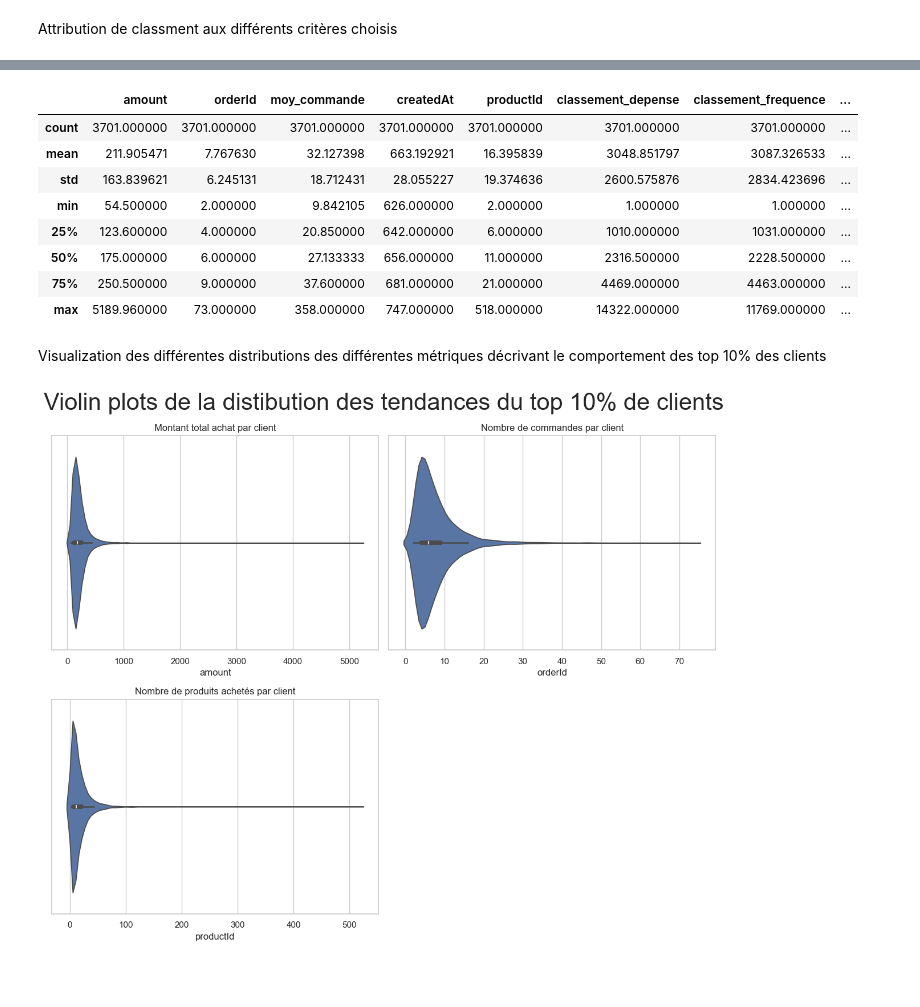
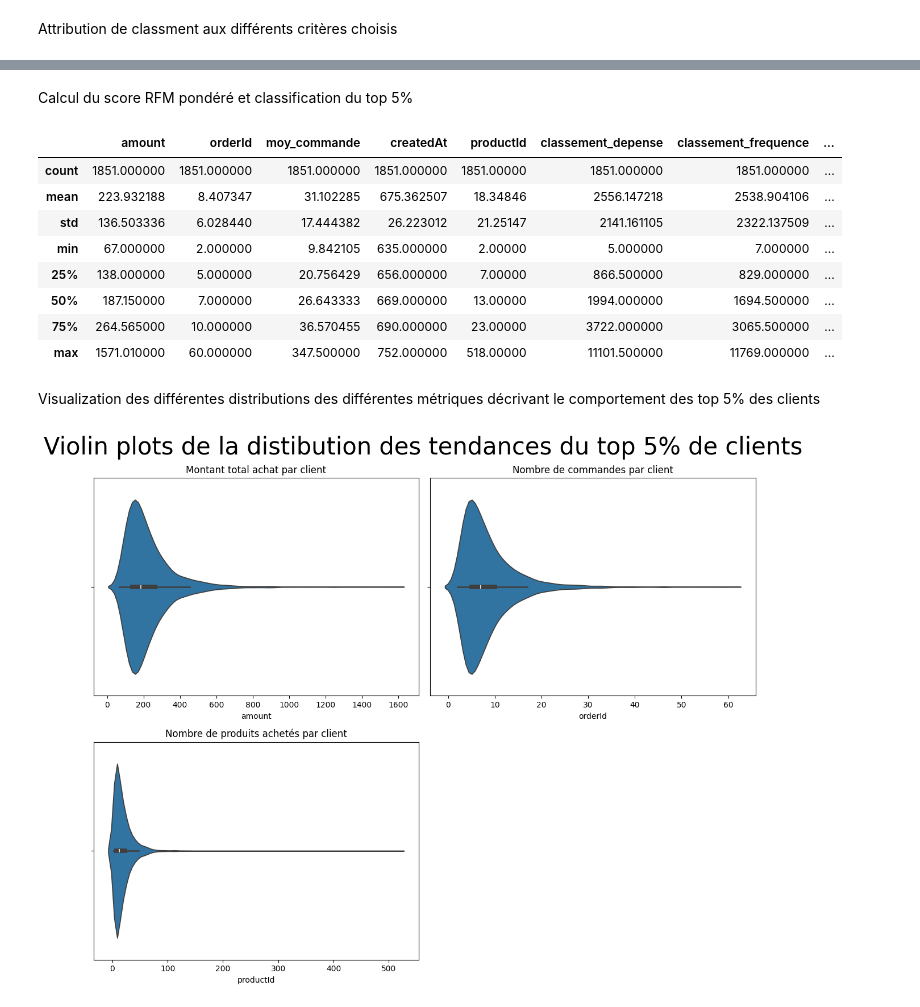
Before and after one commit to hammariheb/top_buyers_analysis, a Jupyter notebook: main.ipynb, the cells around one changed output, grey strips where cells are left out. Cells and saved outputs as stored; diff of their text form; code cells hidden in the pictures; blank space fills up the shorter version.

```diff
--- a/main.ipynb
+++ b/main.ipynb
@@ -459,3 +458,5 @@ metrics.describe()
+# %% [markdown]
+Calcul du score RFM pondéré et classification du top 5%
 # %%
 # Calculate the weighted RFM score
 metrics['rfm_score'] = (
@@ -466,14 +467,15 @@ metrics['rfm_score'] = (
 )
 metrics['moy_commande']=metrics['amount']/metrics['orderId']
 
+#Réorganisation des colonnes
 metrics = metrics.reindex(columns=['amount','orderId','moy_commande','createdAt','productId',\
                                     'classement_depense','classement_frequence',\
-                                    'classement_recence','classement_produits','rfm_score'])
+                                   'classement_recence','classement_produits','rfm_score'])
 # Sort the DataFrame by RFM score in descending order
 df_sorted = metrics.sort_values(by='rfm_score', ascending=True)
 
 # Calculer le seuil pour le top 10% des RFM scores
-top_10_percent_threshold = metrics['rfm_score'].quantile(0.1)
+top_10_percent_threshold = metrics['rfm_score'].quantile(0.05)
 
 # Sélectionner le top 10% des clients
 top_10_percent = metrics[metrics['rfm_score'] <= top_10_percent_threshold]
@@ -481,43 +483,43 @@ top_10_percent = metrics[metrics['rfm_score'] <= top_10_percent_threshold]
 top_10_percent.describe()
 # %% [output]
 |  | amount | orderId | moy_commande | createdAt | productId | classement_depense | classement_frequence | ... |
-| count | 3701.000000 | 3701.000000 | 3701.000000 | 3701.000000 | 3701.000000 | 3701.000000 | 3701.000000 | ... |
-| mean | 211.905471 | 7.767630 | 32.127398 | 663.192921 | 16.395839 | 3048.851797 | 3087.326533 | ... |
-| std | 163.839621 | 6.245131 | 18.712431 | 28.055227 | 19.374636 | 2600.575876 | 2834.423696 | ... |
-| min | 54.500000 | 2.000000 | 9.842105 | 626.000000 | 2.000000 | 1.000000 | 1.000000 | ... |
-| 25% | 123.600000 | 4.000000 | 20.850000 | 642.000000 | 6.000000 | 1010.000000 | 1031.000000 | ... |
-| 50% | 175.000000 | 6.000000 | 27.133333 | 656.000000 | 11.000000 | 2316.500000 | 2228.500000 | ... |
-| 75% | 250.500000 | 9.000000 | 37.600000 | 681.000000 | 21.000000 | 4469.000000 | 4463.000000 | ... |
-| max | 5189.960000 | 73.000000 | 358.000000 | 747.000000 | 518.000000 | 14322.000000 | 11769.000000 | ... |
+| count | 1851.000000 | 1851.000000 | 1851.000000 | 1851.000000 | 1851.00000 | 1851.000000 | 1851.000000 | ... |
+| mean | 223.932188 | 8.407347 | 31.102285 | 675.362507 | 18.34846 | 2556.147218 | 2538.904106 | ... |
+| std | 136.503336 | 6.028440 | 17.444382 | 26.223012 | 21.25147 | 2141.161105 | 2322.137509 | ... |
+| min | 67.000000 | 2.000000 | 9.842105 | 635.000000 | 2.00000 | 5.000000 | 7.000000 | ... |
+| 25% | 138.000000 | 5.000000 | 20.756429 | 656.000000 | 7.00000 | 866.500000 | 829.000000 | ... |
+| 50% | 187.150000 | 7.000000 | 26.643333 | 669.000000 | 13.00000 | 1994.000000 | 1694.500000 | ... |
+| 75% | 264.565000 | 10.000000 | 36.570455 | 690.000000 | 23.00000 | 3722.000000 | 3065.500000 | ... |
+| max | 1571.010000 | 60.000000 | 347.500000 | 752.000000 | 518.00000 | 11101.500000 | 11769.000000 | ... |
 # %% [markdown]
-Visualization des différentes distributions des différentes métriques décrivant le comportement des top 10% des clients
+Visualization des différentes distributions des différentes métriques décrivant le comportement des top 5% des clients
 # %%
 # Création des violin plots avec seaborn
 plt.figure(figsize=(12, 10))
-plt.suptitle('Violin plots de la distibution des tendances du top 10% de clients', size=30)
+plt.suptitle('Violin plots de la distibution des tendances du top 5% de clients', size=30)
 
 # Violin plot pour Montant total achat
 plt.subplot(2, 2, 1)
 sns.violinplot(x=top_10_percent['amount'])
 plt.title('Montant total achat par client')
 
 # Violin plot pour Nombre de commandes
 plt.subplot(2, 2, 2)
 sns.violinplot(x=top_10_percent['orderId'])
 plt.title('Nombre de commandes par client')
 
 # Violin plot pour Nombre de produits
 plt.subplot(2, 2, 3)
 sns.violinplot(x=top_10_percent['productId'])
 plt.title('Nombre de produits achetés par client')
 
 # Ajustement de l'espacement entre les sous-graphiques
 plt.tight_layout()
 
 # Afficher les plots
 plt.show()
 # %% [output]
-[figure, old version]
+[figure, new version]
 # %%
 palette = sns.color_palette("viridis")
 
```
Also changed, not shown: parts of 27 cells of this notebook, 1 other file.
